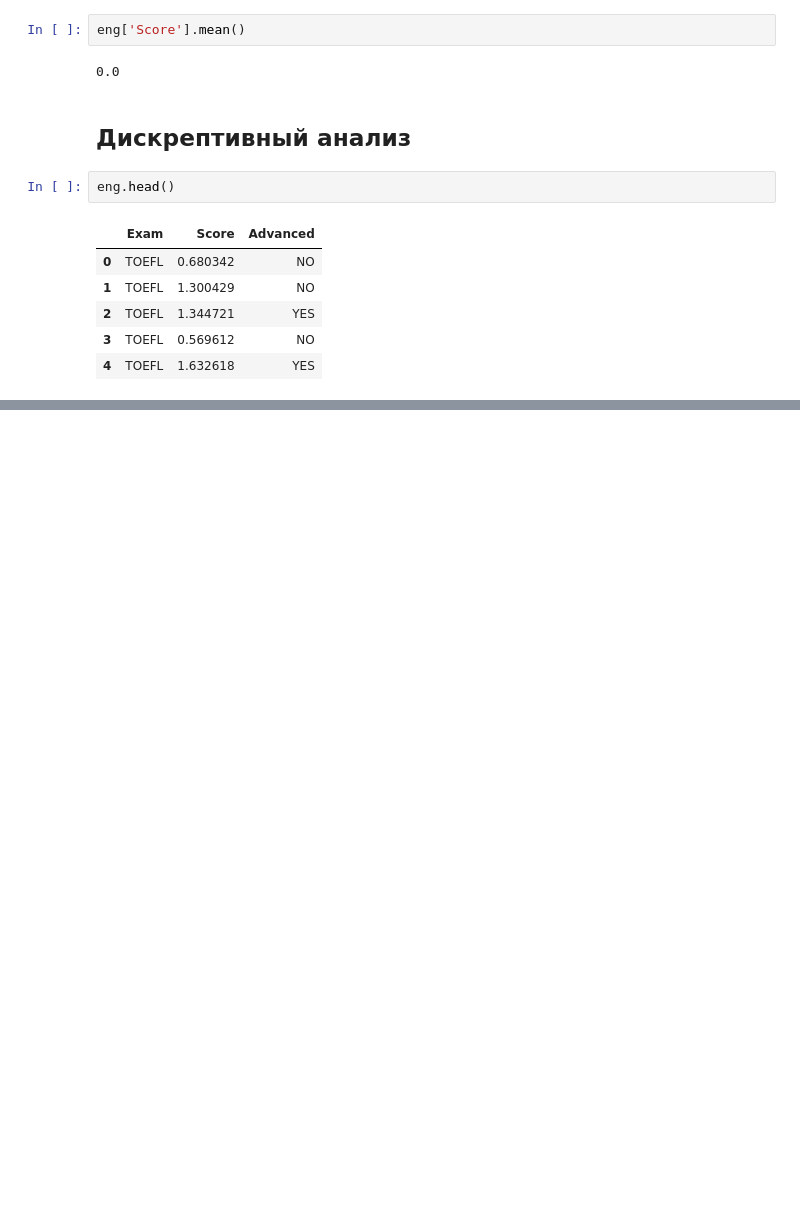
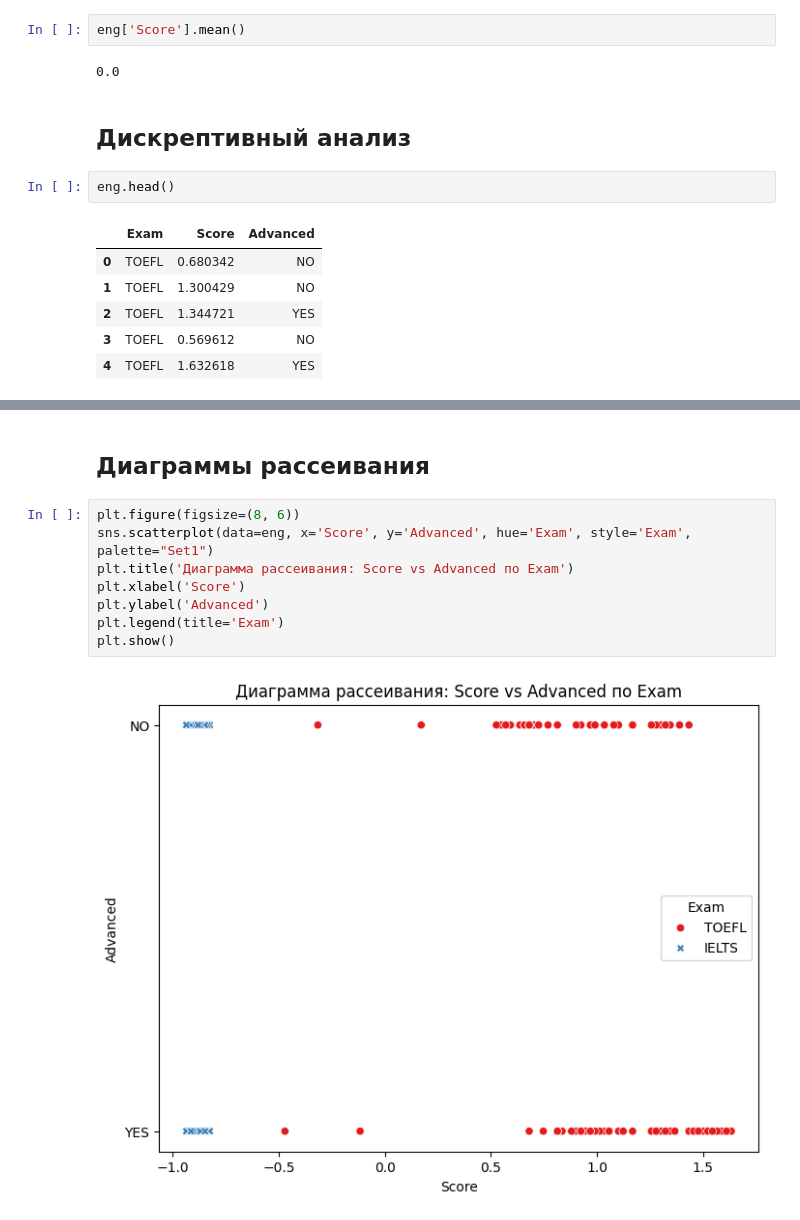
Before and after one commit to matteoxpo/DataScienceStudy, a Jupyter notebook: NSTU/DataAnalysisMethods/CGWork/CGW.ipynb, the cells around one changed output, grey strips where cells are left out. Cells and saved outputs as stored; diff of their text form; blank space fills up the shorter version.

```diff
--- a/NSTU/DataAnalysisMethods/CGWork/CGW.ipynb
+++ b/NSTU/DataAnalysisMethods/CGWork/CGW.ipynb
@@ -204,0 +446,12 @@ AndersonResult(statistic=30.415716974200052, critical_values=array([0.568, 0.647
+# %% [markdown]
+## Диаграммы рассеивания
+# %%
+plt.figure(figsize=(8, 6))
+sns.scatterplot(data=eng, x='Score', y='Advanced', hue='Exam', style='Exam', palette="Set1")
+plt.title('Диаграмма рассеивания: Score vs Advanced по Exam')
+plt.xlabel('Score')
+plt.ylabel('Advanced')
+plt.legend(title='Exam')
+plt.show()
+# %% [output]
+[figure, added]
```
Also changed, not shown: parts of 60 cells of this notebook.
